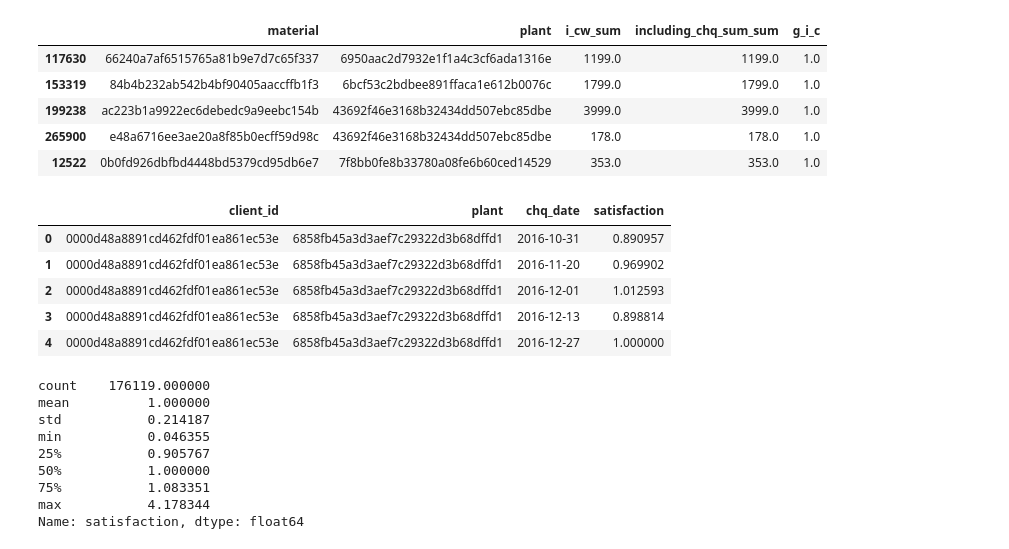
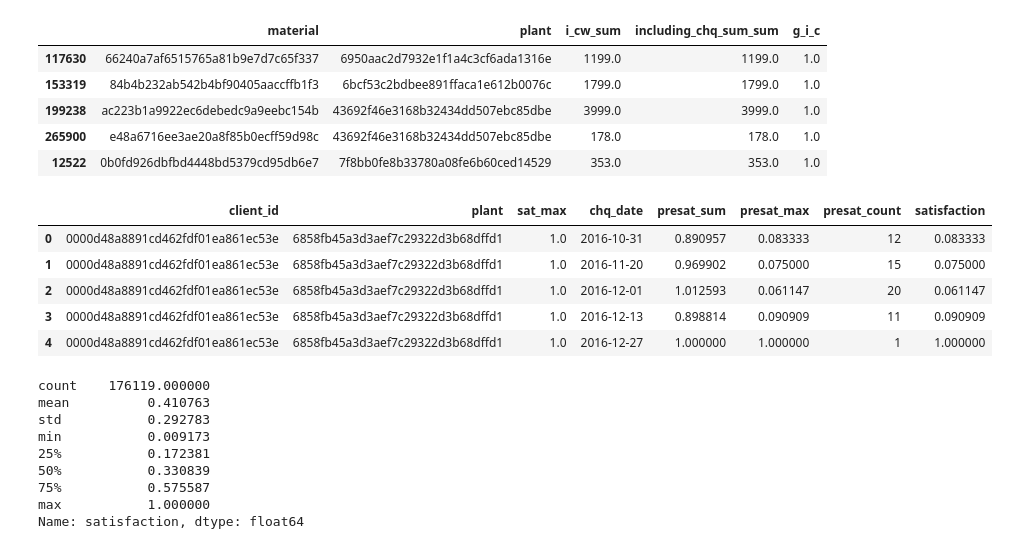
Before and after one commit to maksutovaynur/lenta_hack, a Jupyter notebook: AynurStats.ipynb, the cells around one changed output. Cells and saved outputs as stored; diff of their text form; code cells hidden in the pictures.

```diff
--- a/AynurStats.ipynb
+++ b/AynurStats.ipynb
@@ -135,26 +143,33 @@ imp_df.head()
 imp_df[['plant', 'client_id', 'chq_date', 'sales_count', 'sales_sum', 'material', "i_c"]].to_parquet("./.data/tr.parquet")
 # %%
 sat = imp_df.groupby(["client_id", "plant", "chq_date"]).agg(
-    satisfaction=pd.NamedAgg("i_c", "sum")
+    presat_sum=pd.NamedAgg("i_c", "sum"),
+    presat_max=pd.NamedAgg("i_c", "max"),
+    presat_count=pd.NamedAgg("i_c", "count"),
 ).reset_index()
+sat_agg = sat.groupby(["client_id", "plant"]).agg(
+    sat_max=pd.NamedAgg("presat_max", "max")
+).reset_index()
+sat = pd.merge(sat_agg, sat, how='inner', on=["client_id", "plant"])
+sat["satisfaction"] = sat["presat_max"] / sat["sat_max"]
 sat.to_csv("./.data/sat.csv")
 sat.head()
 # %% [output]
-|  | client_id | plant | chq_date | satisfaction |
-| 0 | 0000d48a8891cd462fdf01ea861ec53e | 6858fb45a3d3aef7c29322d3b68dffd1 | 2016-10-31 | 0.890957 |
-| 1 | 0000d48a8891cd462fdf01ea861ec53e | 6858fb45a3d3aef7c29322d3b68dffd1 | 2016-11-20 | 0.969902 |
-| 2 | 0000d48a8891cd462fdf01ea861ec53e | 6858fb45a3d3aef7c29322d3b68dffd1 | 2016-12-01 | 1.012593 |
-| 3 | 0000d48a8891cd462fdf01ea861ec53e | 6858fb45a3d3aef7c29322d3b68dffd1 | 2016-12-13 | 0.898814 |
-| 4 | 0000d48a8891cd462fdf01ea861ec53e | 6858fb45a3d3aef7c29322d3b68dffd1 | 2016-12-27 | 1.000000 |
+|  | client_id | plant | sat_max | chq_date | presat_sum | presat_max | presat_count | satisfaction |
+| 0 | 0000d48a8891cd462fdf01ea861ec53e | 6858fb45a3d3aef7c29322d3b68dffd1 | 1.0 | 2016-10-31 | 0.890957 | 0.083333 | 12 | 0.083333 |
+| 1 | 0000d48a8891cd462fdf01ea861ec53e | 6858fb45a3d3aef7c29322d3b68dffd1 | 1.0 | 2016-11-20 | 0.969902 | 0.075000 | 15 | 0.075000 |
+| 2 | 0000d48a8891cd462fdf01ea861ec53e | 6858fb45a3d3aef7c29322d3b68dffd1 | 1.0 | 2016-12-01 | 1.012593 | 0.061147 | 20 | 0.061147 |
+| 3 | 0000d48a8891cd462fdf01ea861ec53e | 6858fb45a3d3aef7c29322d3b68dffd1 | 1.0 | 2016-12-13 | 0.898814 | 0.090909 | 11 | 0.090909 |
+| 4 | 0000d48a8891cd462fdf01ea861ec53e | 6858fb45a3d3aef7c29322d3b68dffd1 | 1.0 | 2016-12-27 | 1.000000 | 1.000000 | 1 | 1.000000 |
 # %%
 sat["satisfaction"].describe()
 # %% [output]
 count    176119.000000
-mean          1.000000
-std           0.214187
-min           0.046355
-25%           0.905767
-50%           1.000000
-75%           1.083351
-max           4.178344
+mean          0.410763
+std           0.292783
+min           0.009173
+25%           0.172381
+50%           0.330839
+75%           0.575587
+max           1.000000
 Name: satisfaction, dtype: float64
```
Also changed, not shown: parts of 10 cells of this notebook, 4 other files.
